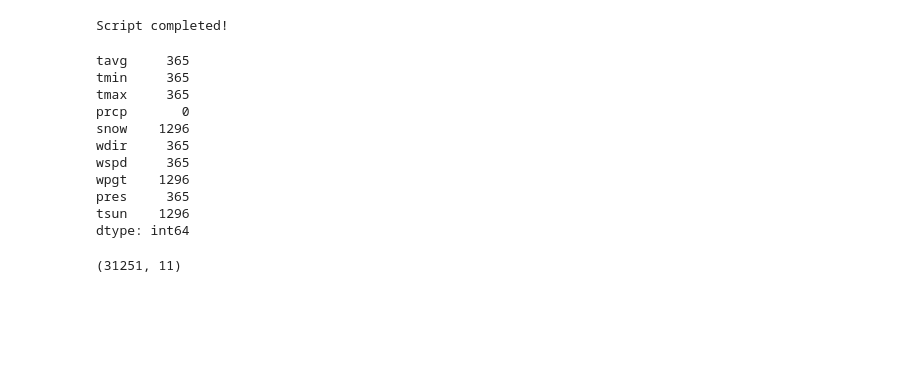
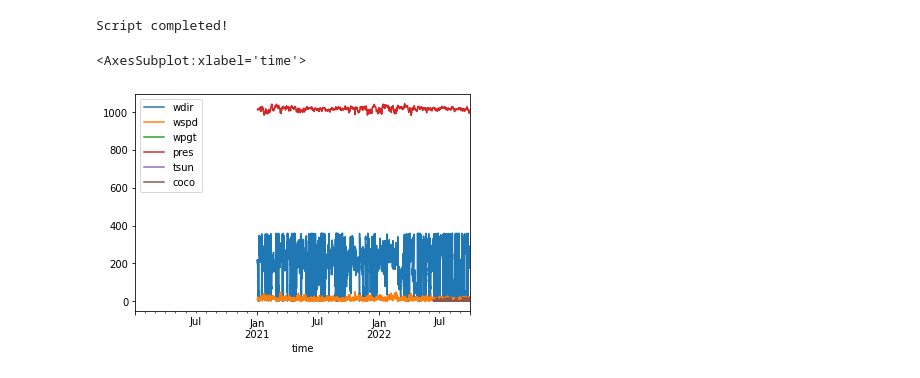
Before and after one commit to YashRevannavar/Auto-ML-On-De-Pollution, a Jupyter notebook: script/weatherData.ipynb, the cells around one changed output. Drawn from its saved outputs; the diff is of its cells as text; code cells hidden in the pictures; blank space fills up the shorter version.

```diff
--- a/script/weatherData.ipynb
+++ b/script/weatherData.ipynb
@@ -28,10 +32,11 @@ print("Script completed!")
 Script completed!
 # %%
 start = datetime(2020, 1, 2)
-end = datetime(2023, 9, 30)
+end = datetime(2022, 10, 1)
 stations = Stations()
-stations = stations.nearby(51.525955, 6.976880)
+stations = stations.nearby(51.496540, 6.748363)
 station = stations.fetch(1)
-dData = Daily(station, start, end)
+dData = Hourly(station, start, end)
 dData = dData.fetch()
+dData.reset_index(inplace=True)
 # %%
@@ -39,18 +44,5 @@ dData.to_csv('dailyDataBottropWelheim.csv')
-# %%
-dData.isna().sum()
-# %% [output]
-tavg     365
-tmin     365
-tmax     365
-prcp       0
-snow    1296
-wdir     365
-wspd     365
-wpgt    1296
-pres     365
-tsun    1296
-dtype: int64
-# %%
-data.shape
-# %% [output]
-(31251, 11)
+# %%
+dData.plot(y=['wdir', 'wspd', 'wpgt', 'pres', 'tsun', 'coco'])
+# %% [output]
+<AxesSubplot:xlabel='time'>
+[figure, added]
```
Also changed, not shown: parts of 5 cells of this notebook, 1 other file.
